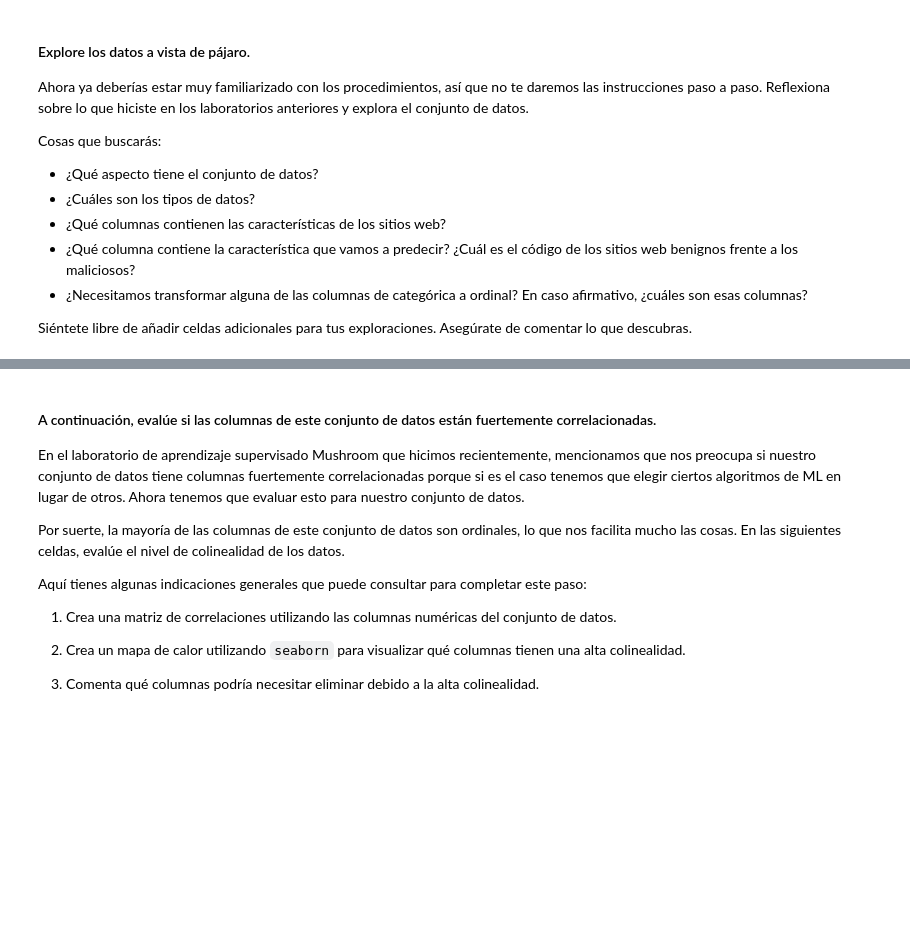
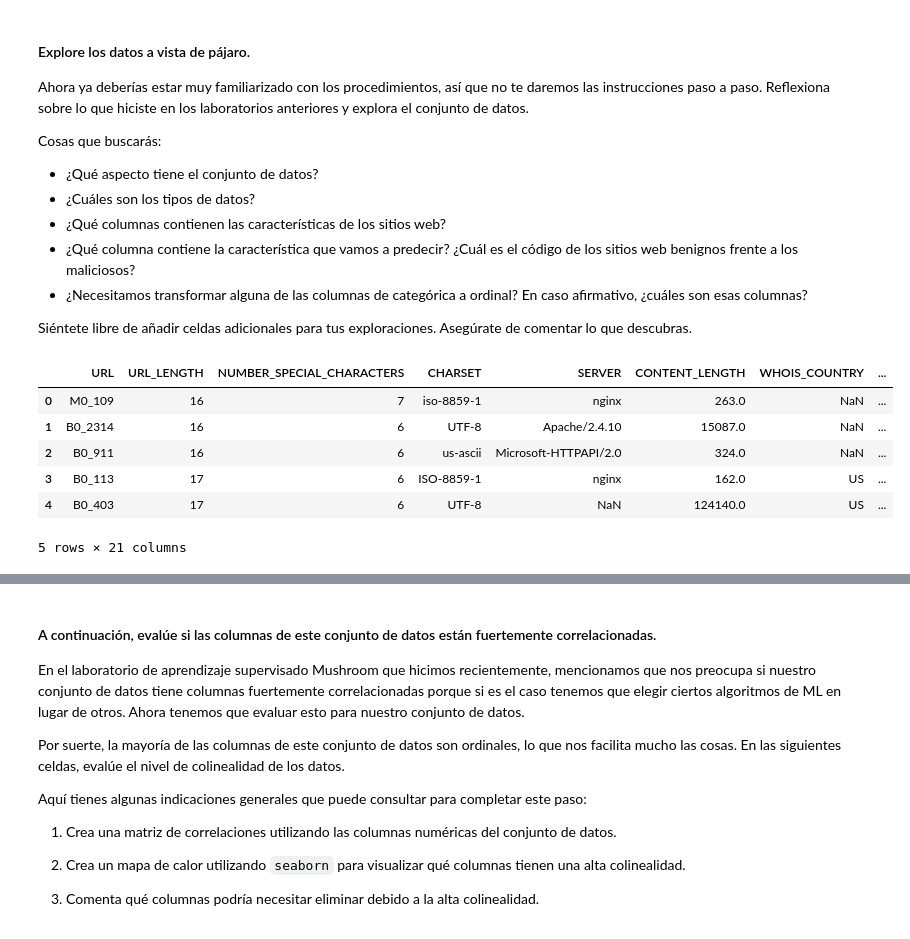
Before and after one commit to jalladin/LAB-supervised-learning-es, a Jupyter notebook: your-code/main_esp.ipynb, the cells around one changed output, grey strips where cells are left out. Drawn from its saved outputs; the diff is of its cells as text; code cells hidden in the pictures; blank space fills up the shorter version.

```diff
--- a/your-code/main_esp.ipynb
+++ b/your-code/main_esp.ipynb
@@ -104,2 +107,12 @@ Siéntete libre de añadir celdas adicionales para tus exploraciones. Asegúrate
+# %%
+websites.head()
+# %% [output]
+|  | URL | URL_LENGTH | NUMBER_SPECIAL_CHARACTERS | CHARSET | SERVER | CONTENT_LENGTH | WHOIS_COUNTRY | ... |
+| 0 | M0_109 | 16 | 7 | iso-8859-1 | nginx | 263.0 | NaN | ... |
+| 1 | B0_2314 | 16 | 6 | UTF-8 | Apache/2.4.10 | 15087.0 | NaN | ... |
+| 2 | B0_911 | 16 | 6 | us-ascii | Microsoft-HTTPAPI/2.0 | 324.0 | NaN | ... |
+| 3 | B0_113 | 17 | 6 | ISO-8859-1 | nginx | 162.0 | US | ... |
+| 4 | B0_403 | 17 | 6 | UTF-8 | NaN | 124140.0 | US | ... |
+5 rows × 21 columns
 # %%
 # What are the data types?
```
Also changed, not shown: parts of 50 cells of this notebook.
